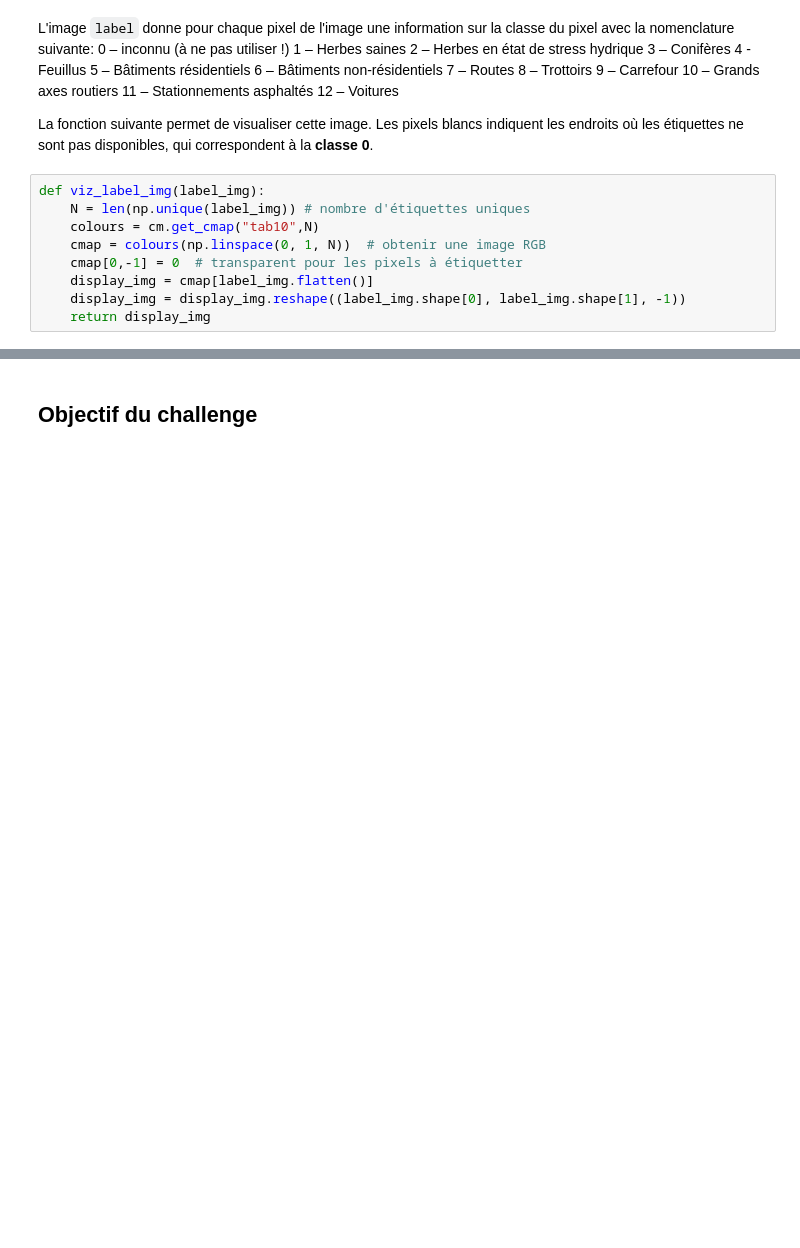
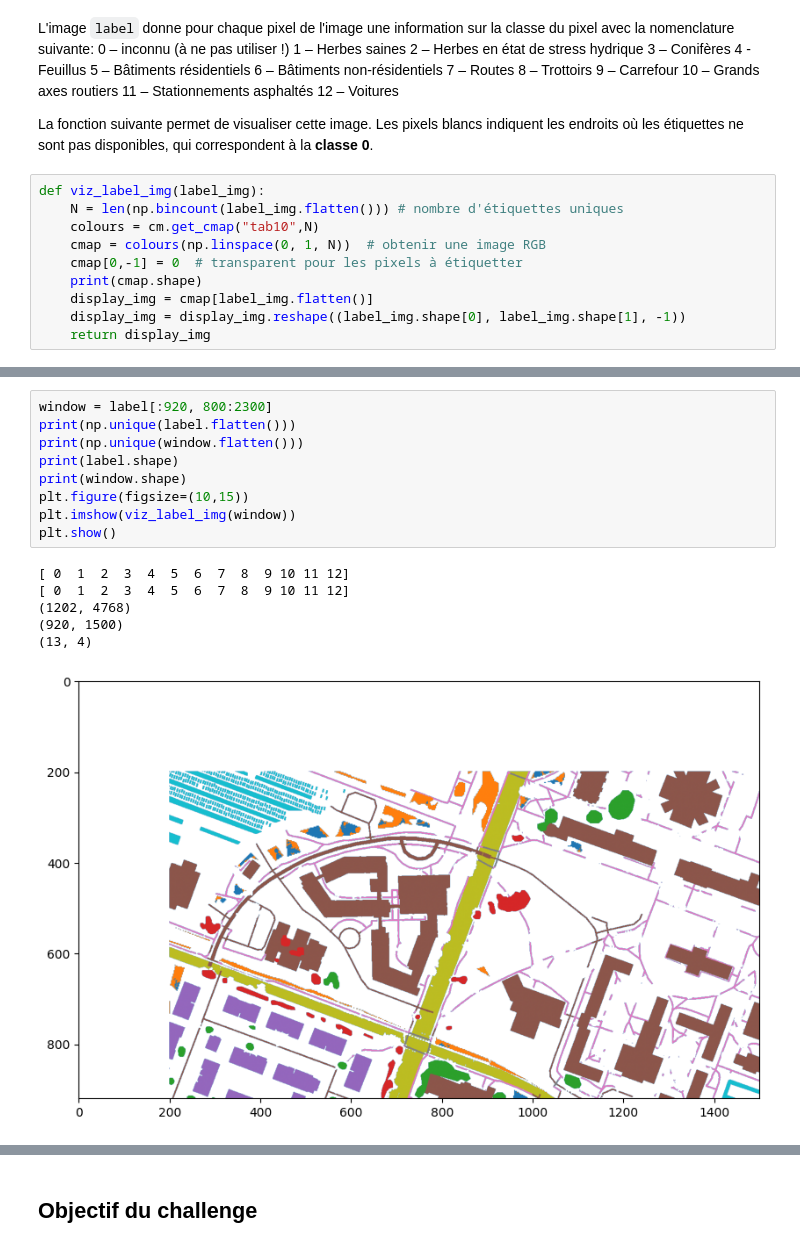
Before and after one commit to eliiks/godet_buche_lambert_challenge_apprentissage_auto, a Jupyter notebook: projet.ipynb, the cells around one changed output, grey strips where cells are left out. Saved outputs shown, nothing was run; the diff lists cells and outputs as text; blank space fills up the shorter version.

```diff
--- a/projet.ipynb
+++ b/projet.ipynb
@@ -67,10 +67,11 @@ L'image `label` donne pour chaque pixel de l'image une information sur la classe
 La fonction suivante permet de visualiser cette image. Les pixels blancs indiquent les endroits où les étiquettes ne sont pas disponibles, qui correspondent à la **classe 0**.
 # %%
 def viz_label_img(label_img):
-    N = len(np.unique(label_img)) # nombre d'étiquettes uniques
+    N = len(np.bincount(label_img.flatten())) # nombre d'étiquettes uniques
     colours = cm.get_cmap("tab10",N)
     cmap = colours(np.linspace(0, 1, N))  # obtenir une image RGB
     cmap[0,-1] = 0  # transparent pour les pixels à étiquetter
+    print(cmap.shape)
     display_img = cmap[label_img.flatten()]
     display_img = display_img.reshape((label_img.shape[0], label_img.shape[1], -1))
     return display_img
@@ -82 +94,17 @@ plt.show()
 [figure]
+# %%
+window = label[:920, 800:2300]
+print(np.unique(label.flatten()))
+print(np.unique(window.flatten()))
+print(label.shape)
+print(window.shape)
+plt.figure(figsize=(10,15))
+plt.imshow(viz_label_img(window))
+plt.show()
+# %% [output]
+[ 0  1  2  3  4  5  6  7  8  9 10 11 12]
+[ 0  1  2  3  4  5  6  7  8  9 10 11 12]
+(1202, 4768)
+(920, 1500)
+(13, 4)
+[figure, added]
```
Also changed, not shown: parts of 10 cells of this notebook.
